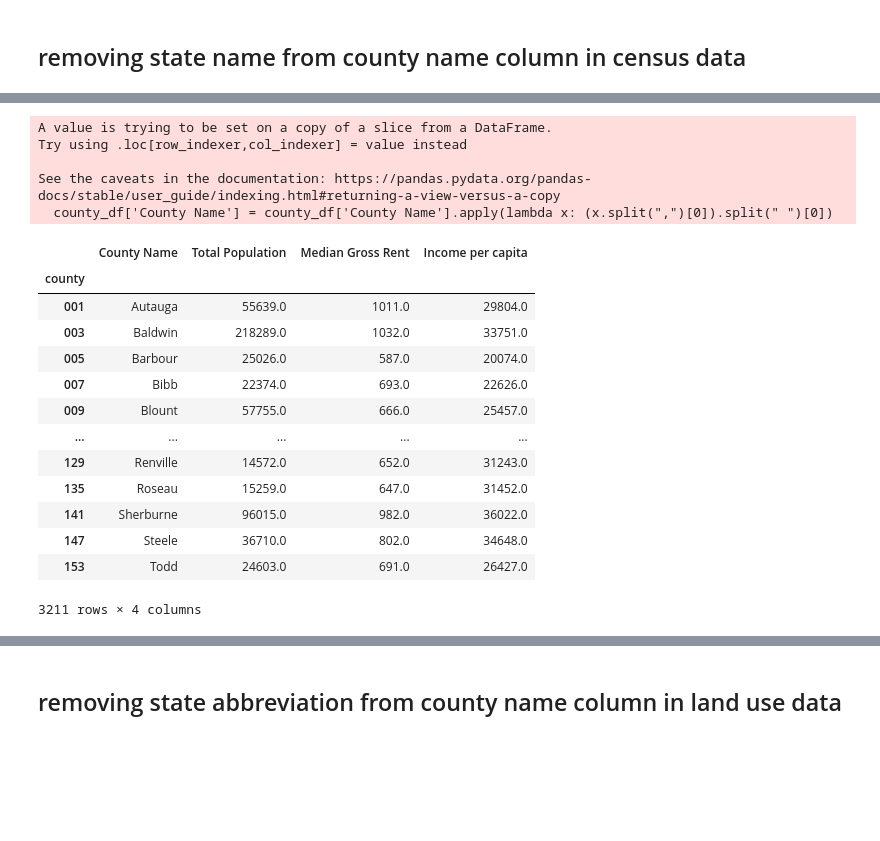
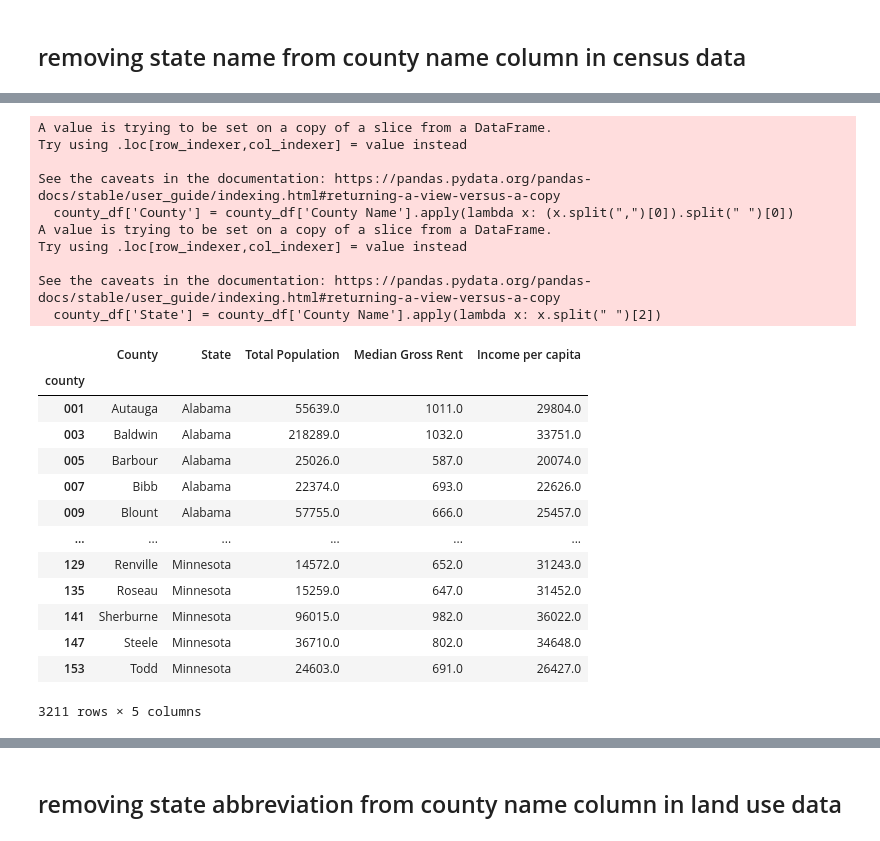
Before and after one commit to Morgen-Henry/Project-1, a Jupyter notebook: censusWrapperPractice.ipynb, the cells around one changed output, grey strips where cells are left out. Drawn from its saved outputs; the diff is of its cells as text; code cells hidden in the pictures; blank space fills up the shorter version.

```diff
--- a/censusWrapperPractice.ipynb
+++ b/censusWrapperPractice.ipynb
@@ -243,23 +242,32 @@ county_df.head()
-# %%
-county_df['County Name'] = county_df['County Name'].apply(lambda x: (x.split(",")[0]).split(" ")[0])
-county_df
-# %% [output]
-A value is trying to be set on a copy of a slice from a DataFrame.
-Try using .loc[row_indexer,col_indexer] = value instead
-
-See the caveats in the documentation: https://pandas.pydata.org/pandas-docs/stable/user_guide/indexing.html#returning-a-view-versus-a-copy
-  county_df['County Name'] = county_df['County Name'].apply(lambda x: (x.split(",")[0]).split(" ")[0])
-|  | County Name | Total Population | Median Gross Rent | Income per capita |
-| county |  |  |  |  |
-| 001 | Autauga | 55639.0 | 1011.0 | 29804.0 |
-| 003 | Baldwin | 218289.0 | 1032.0 | 33751.0 |
-| 005 | Barbour | 25026.0 | 587.0 | 20074.0 |
-| 007 | Bibb | 22374.0 | 693.0 | 22626.0 |
-| 009 | Blount | 57755.0 | 666.0 | 25457.0 |
-| ... | ... | ... | ... | ... |
-| 129 | Renville | 14572.0 | 652.0 | 31243.0 |
-| 135 | Roseau | 15259.0 | 647.0 | 31452.0 |
-| 141 | Sherburne | 96015.0 | 982.0 | 36022.0 |
-| 147 | Steele | 36710.0 | 802.0 | 34648.0 |
-| 153 | Todd | 24603.0 | 691.0 | 26427.0 |
-3211 rows × 4 columns
+# %%
+# in this cell I split the County Name column into two other columns named County and State
+
+county_df['County'] = county_df['County Name'].apply(lambda x: (x.split(",")[0]).split(" ")[0])
+county_df['State'] = county_df['County Name'].apply(lambda x: x.split(" ")[2])
+county_df = county_df[["County", 'State', 'Total Population', 'Median Gross Rent', 'Income per capita']]
+county_df
+# %% [output]
+A value is trying to be set on a copy of a slice from a DataFrame.
+Try using .loc[row_indexer,col_indexer] = value instead
+
+See the caveats in the documentation: https://pandas.pydata.org/pandas-docs/stable/user_guide/indexing.html#returning-a-view-versus-a-copy
+  county_df['County'] = county_df['County Name'].apply(lambda x: (x.split(",")[0]).split(" ")[0])
+A value is trying to be set on a copy of a slice from a DataFrame.
+Try using .loc[row_indexer,col_indexer] = value instead
+
+See the caveats in the documentation: https://pandas.pydata.org/pandas-docs/stable/user_guide/indexing.html#returning-a-view-versus-a-copy
+  county_df['State'] = county_df['County Name'].apply(lambda x: x.split(" ")[2])
+|  | County | State | Total Population | Median Gross Rent | Income per capita |
+| county |  |  |  |  |  |
+| 001 | Autauga | Alabama | 55639.0 | 1011.0 | 29804.0 |
+| 003 | Baldwin | Alabama | 218289.0 | 1032.0 | 33751.0 |
+| 005 | Barbour | Alabama | 25026.0 | 587.0 | 20074.0 |
+| 007 | Bibb | Alabama | 22374.0 | 693.0 | 22626.0 |
+| 009 | Blount | Alabama | 57755.0 | 666.0 | 25457.0 |
+| ... | ... | ... | ... | ... | ... |
+| 129 | Renville | Minnesota | 14572.0 | 652.0 | 31243.0 |
+| 135 | Roseau | Minnesota | 15259.0 | 647.0 | 31452.0 |
+| 141 | Sherburne | Minnesota | 96015.0 | 982.0 | 36022.0 |
+| 147 | Steele | Minnesota | 36710.0 | 802.0 | 34648.0 |
+| 153 | Todd | Minnesota | 24603.0 | 691.0 | 26427.0 |
+3211 rows × 5 columns
```
Also changed, not shown: parts of 7 cells of this notebook, 1 other file.
